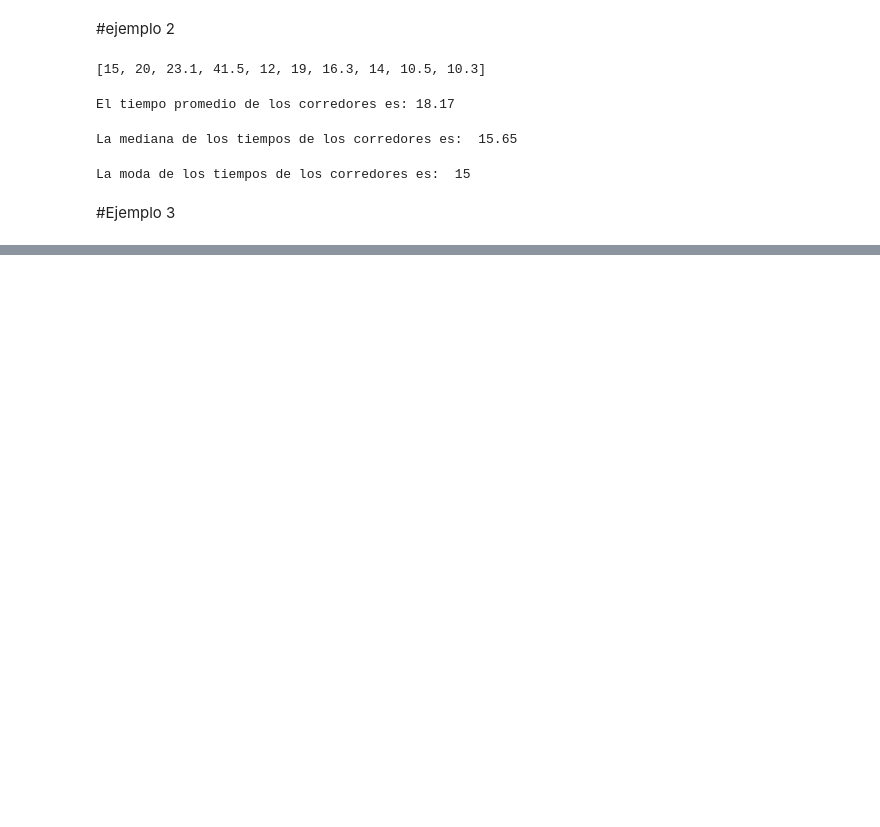
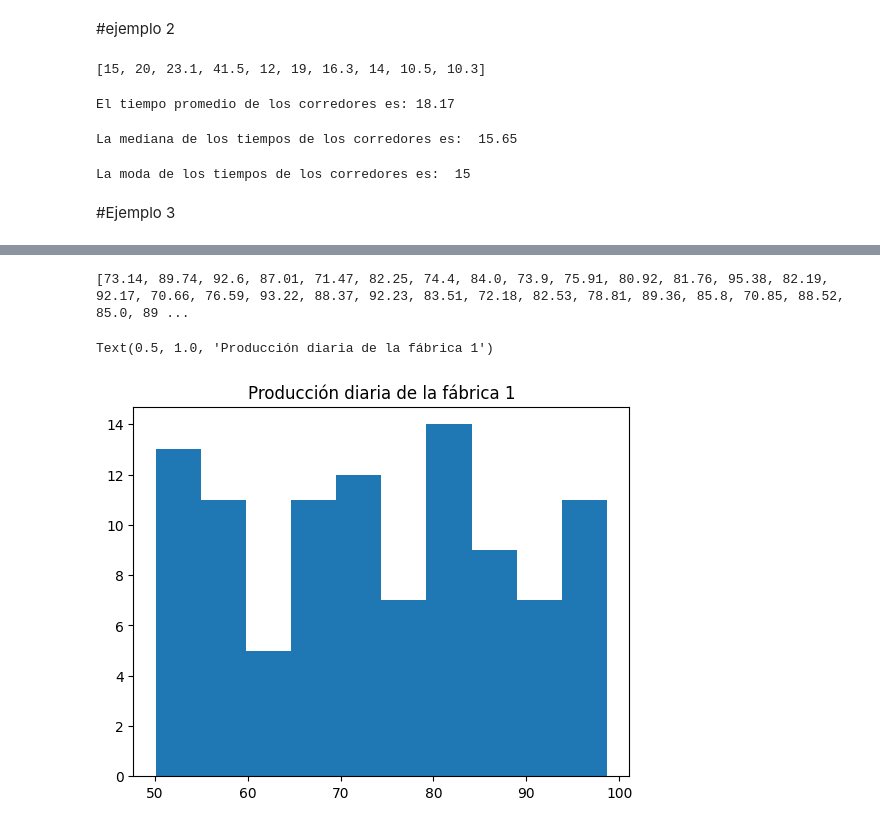
Before and after one commit to httppaulinaar/Probabilidad-y-estad-stica, a Jupyter notebook: Unidad1/Practica1.ipynb, the cells around one changed output, grey strips where cells are left out. Drawn from its saved outputs; the diff is of its cells as text; code cells hidden in the pictures; blank space fills up the shorter version.

```diff
--- a/Unidad1/Practica1.ipynb
+++ b/Unidad1/Practica1.ipynb
@@ -88,0 +89,8 @@ print(fabrica1)
+# %%
+fabrica2=[]
+for i in range(100):
+  numero_aleatorio=round(random.uniform(70,100),2)
+  fabrica2.append(numero_aleatorio)
+print(fabrica2)
+# %% [output]
+[73.14, 89.74, 92.6, 87.01, 71.47, 82.25, 74.4, 84.0, 73.9, 75.91, 80.92, 81.76, 95.38, 82.19, 92.17, 70.66, 76.59, 93.22, 88.37, 92.23, 83.51, 72.18, 82.53, 78.81, 89.36, 85.8, 70.85, 88.52, 85.0, 89 ...
@@ -88,0 +100,6 @@ print(fabrica1)
+# %%
+plt.hist(fabrica1)
+plt.title("Producción diaria de la fábrica 1")
+# %% [output]
+Text(0.5, 1.0, 'Producción diaria de la fábrica 1')
+[figure, added]
```
Also changed, not shown: parts of 6 cells of this notebook.
